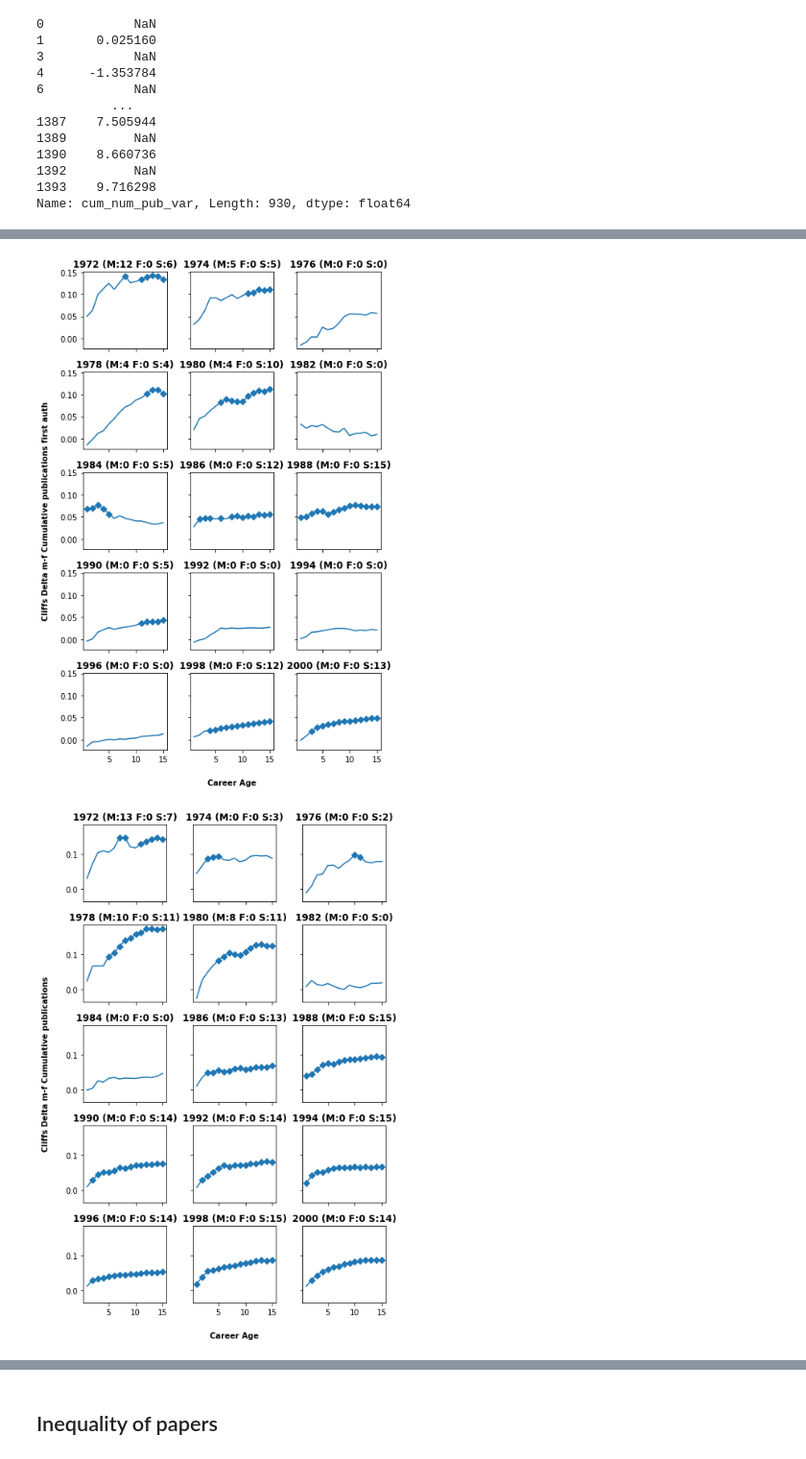
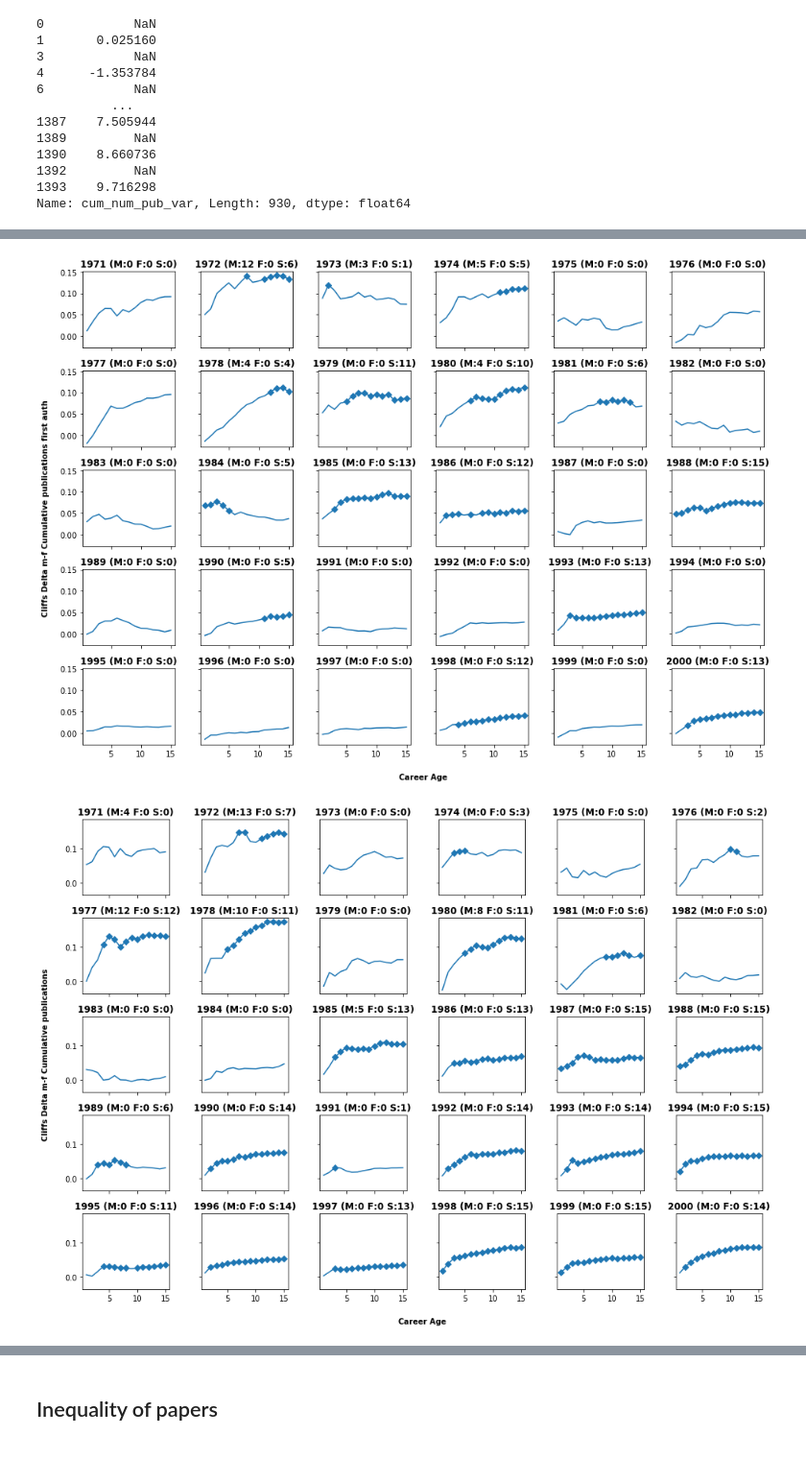
Before and after one commit to gesiscss/inequality, a Jupyter notebook: 7.Citation and Publication analysis.ipynb, the cells around one changed output, grey strips where cells are left out. Shown at 96% size. Cells and saved outputs as stored; diff of their text form; code cells hidden in the pictures.

Commit message:
window counts update

```diff
--- a/7.Citation and Publication analysis.ipynb
+++ b/7.Citation and Publication analysis.ipynb
@@ -95,3 +59,9 @@ counts[counts.author == 'donald g. frantz']
+# %%
+citations_window = citations_window.merge(credible_authors[['author', 'dropped_after_10']], on='author', how='left')
+citations_window_first = citations_window_first.merge(credible_authors[['author', 'dropped_after_10']], on='author', how='left')
+
+citations_window_5 = citations_window_5.merge(credible_authors[['author', 'dropped_after_10']], on='author', how='left')
+citations_window_first_5 = citations_window_first_5.merge(credible_authors[['author', 'dropped_after_10']], on='author', how='left')
 # %% [markdown]
 ### Citations and uncited papers
 Dataset with all the citations to papers, together with papers that received no citations (cit_id is null)
@@ -479,7 +447,7 @@ def get_effect_size_stats(cohort_careerage_df, metric):
 # %%
 # TEST Debugger
 from IPython.core.debugger import set_trace
-def plot_cohort_diffs_over_ages(stats, criterion, criterion_display, ext=''):
+def plot_cohort_diffs_over_ages(stats, criterion, criterion_display, ext='', remove_half=False):
     # x - career age
 #     plt = plot.init_plotting()
     i = 0  # to point to the right figure
@@ -491,8 +459,9 @@ def plot_cohort_diffs_over_ages(stats, criterion, criterion_display, ext=''):
     cohort_start_years = np.unique(stats["start_year"].values)
     # remove 1970 from plot
     cohort_start_years = cohort_start_years[1:]
-    # remove every second year
-    cohort_start_years = cohort_start_years[1::2]
+    if remove_half:
+        # remove every second year
+        cohort_start_years = cohort_start_years[1::2]
     # 15 cohorts?
     num_coh = len(cohort_start_years)
     if (num_coh > 20):
@@ -513,9 +482,9 @@ def plot_cohort_diffs_over_ages(stats, criterion, criterion_display, ext=''):
 
     for year in cohort_start_years:
         cohort = stats[stats["start_year"] == year]
-        # TODO Mesamo babe i zabe
-        sig_male = cohort[(cohort['cliffd_m_f']>0.1)].shape[0]# & (cohort.pvalue <= 0.05)
-        sig_female = cohort[(cohort['cliffd_m_f']<-0.1)].shape[0]# & (cohort.pvalue <= 0.05)
+
+        sig_male = cohort[(cohort['cliffd_m_f']>=0.1)].shape[0]# & (cohort.pvalue <= 0.05)
+        sig_female = cohort[(cohort['cliffd_m_f']<=-0.1)].shape[0]# & (cohort.pvalue <= 0.05)
         significant_effect = cohort[cohort.pvalue <= 0.05]
 
         sig_eff_career_ages = significant_effect.career_age.values
@@ -591,11 +628,21 @@ mwu_cliff_d_cum_pub_first.groupby('start_year').agg({'cliffd_m_f': [lambda x: su
 # %%
 # pubs
 plot_cohort_diffs_over_ages(mwu_cliff_d_cum_pub_first, 'mwu_cliffsd_cum_pub', 'Cumulative publications first auth', ext='_first')
 plot_cohort_diffs_over_ages(mwu_cliff_d_cum_pub, 'mwu_cliffsd_cum_pub', 'Cumulative publications')
 
 # cit
 plot_cohort_diffs_over_ages(mwu_cliff_d_cum_cit_first, 'mwu_cliffsd_cum_cit', 'Cumulative citations first auth', ext='_first')
 plot_cohort_diffs_over_ages(mwu_cliff_d_cum_cit, 'mwu_cliffsd_cum_cit', 'Cumulative citations')
+
+# pubs
+plot_cohort_diffs_over_ages(mwu_cliff_d_cum_pub_first, 'mwu_cliffsd_cum_pub', 'Cumulative publications first auth',
+                            ext='_first', remove_half=True)
+plot_cohort_diffs_over_ages(mwu_cliff_d_cum_pub, 'mwu_cliffsd_cum_pub', 'Cumulative publications', remove_half=True)
+
+# cit
+plot_cohort_diffs_over_ages(mwu_cliff_d_cum_cit_first, 'mwu_cliffsd_cum_cit', 'Cumulative citations first auth',
+                            ext='_first', remove_half=True)
+plot_cohort_diffs_over_ages(mwu_cliff_d_cum_cit, 'mwu_cliffsd_cum_cit', 'Cumulative citations', remove_half=True)
 # %% [output]
-[figure, old version]
+[figure, new version]
-[figure, old version]
+[figure, new version]
```
Also changed, not shown: parts of 21 cells of this notebook, 4 other files.
